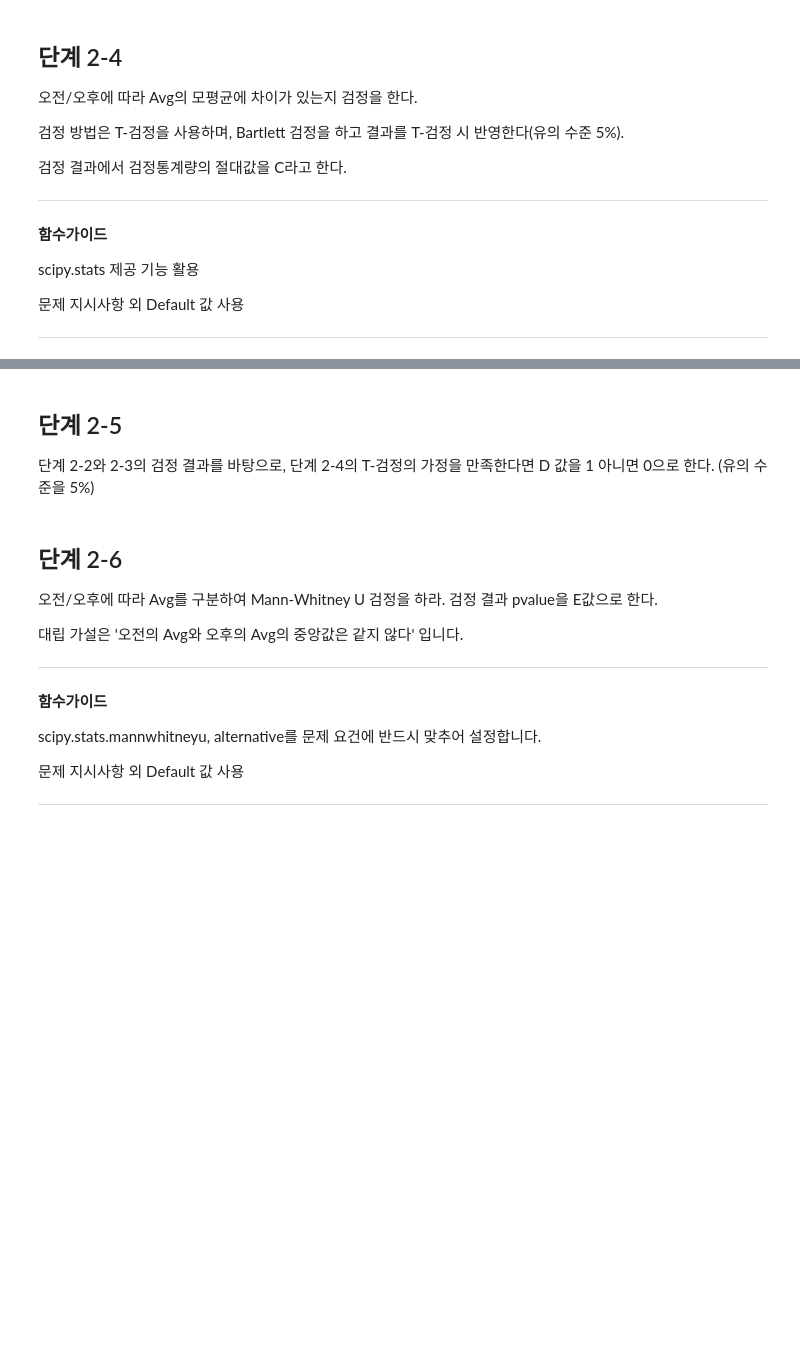
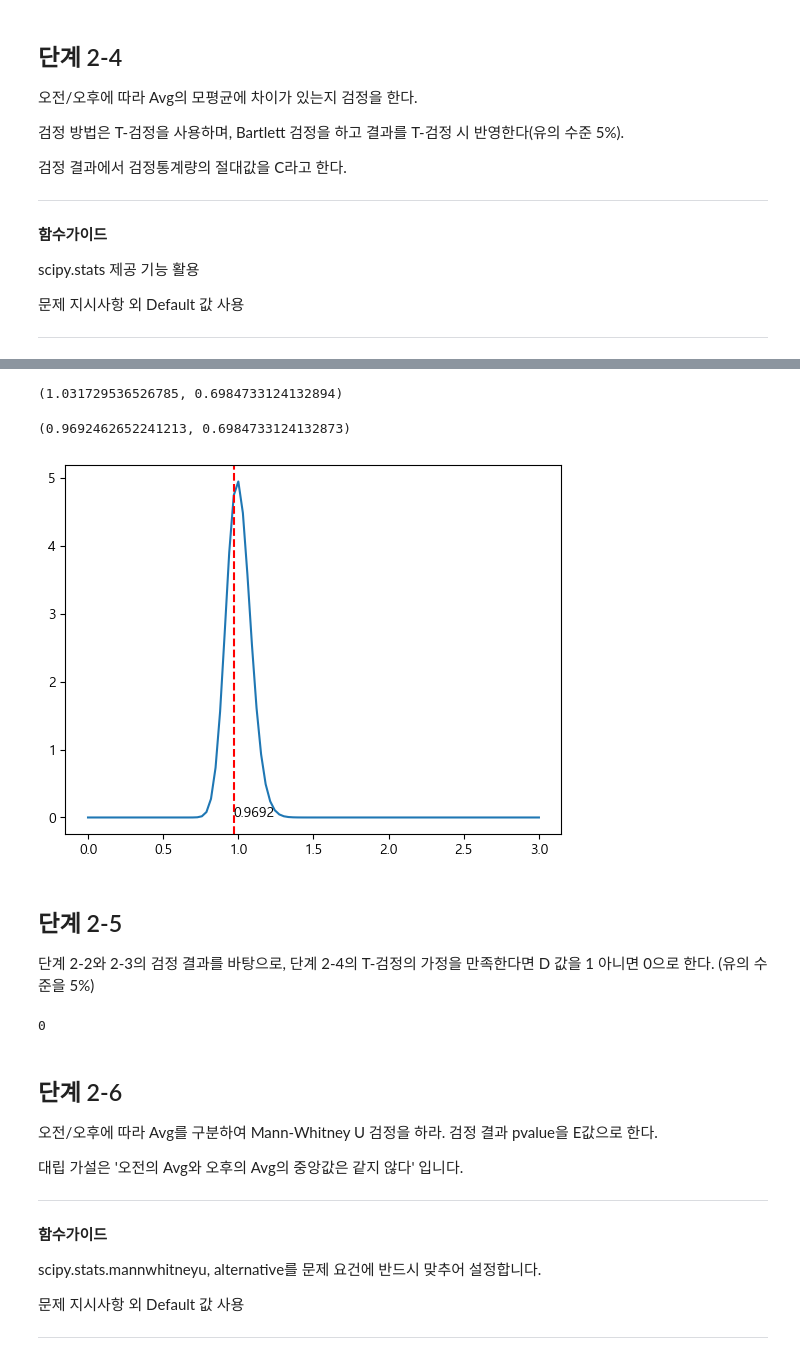
Before and after one commit to sunkusun9/DS_Lv3_2405, a Jupyter notebook: sec_ds_lv3_prob3_prob.ipynb, the cells around one changed output, grey strips where cells are left out. Cells and saved outputs as stored; diff of their text form; code cells hidden in the pictures; blank space fills up the shorter version.

```diff
--- a/sec_ds_lv3_prob3_prob.ipynb
+++ b/sec_ds_lv3_prob3_prob.ipynb
@@ -546,0 +556,12 @@ Hint] 최종 1233개 행만 남는다.
+# %%
+# 방법 2: Boolean Indexing
+df_prob2 = df_basetable1.loc[
+    (df_basetable1[['Weekend_yn', 'Holiday_yn']] == 0).all(axis=1)
+]
+df_prob2 = df_prob2.loc[
+    (
+        ((df_prob2['Hour'] >= 8) & (df_prob2['Hour'] <= 11)) |
+        ((df_prob2['Hour'] >= 13) & (df_prob2['Hour'] <= 16))
+    ) & (df_prob2['Avg'] >= 130)
+]
+len(df_prob2)
@@ -546,0 +570,9 @@ Hint] 최종 1233개 행만 남는다.
+# %%
+# 방법 2-2: Boolean Indexing + between
+df_prob2 = df_prob2.loc[
+    (
+        df_prob2['Hour'].between(8, 11, inclusive=True) |
+        df_prob2['Hour'].between(13, 16, inclusive=True)
+    ) & (df_prob2['Avg'] >= 130)
+]
+len(df_prob2)
@@ -585,7 +692,37 @@ scipy.stats 제공 기능 활용
+# %%
+s2_1 = df_prob2.loc[df_prob2['AM'] == 0, 'Avg'].var()
+s2_2 = df_prob2.loc[df_prob2['AM'] == 1, 'Avg'].var()
+dof1 = (df_prob2['AM'] == 0).sum() - 1
+dof2 = (df_prob2['AM'] == 1).sum() - 1
+F = s2_1 / s2_2
+F, min(f.cdf(F, dof1, dof2), 1 - f.cdf(F, dof1, dof2)) * 2
+# %% [output]
+(1.031729536526785, 0.6984733124132894)
+# %%
+s2_1 = df_prob2.loc[df_prob2['AM'] == 1, 'Avg'].var()
+s2_2 = df_prob2.loc[df_prob2['AM'] == 0, 'Avg'].var()
+dof1 = (df_prob2['AM'] == 1).sum() - 1
+dof2 = (df_prob2['AM'] == 0).sum() - 1
+F = s2_1 / s2_2
+F, min(f.cdf(F, dof1, dof2), 1 - f.cdf(F, dof1, dof2)) * 2
+# %% [output]
+(0.9692462652241213, 0.6984733124132873)
+# %%
+plt.plot(np.linspace(0, 3, 100), f.pdf(np.linspace(0, 3, 100), dof1, dof2))
+plt.axvline(F, color='red', linestyle='--')
+plt.text(F, 0.01, str(F)[:6])
+plt.show()
+# %% [output]
+[figure, added]
 # %% [markdown]
 ## 단계 2-5
 
 단계 2-2와 2-3의 검정 결과를 바탕으로, 단계 2-4의 T-검정의 가정을 만족한다면 D 값을 1 아니면 0으로 한다. (유의 수준을 5%)
+# %%
+D = 1 if (A >= 0.05) and (B >= 0.05) else 0
+D
+# %% [output]
+0
 # %% [markdown]
 ## 단계 2-6
 
```
Also changed, not shown: parts of 59 cells of this notebook.
